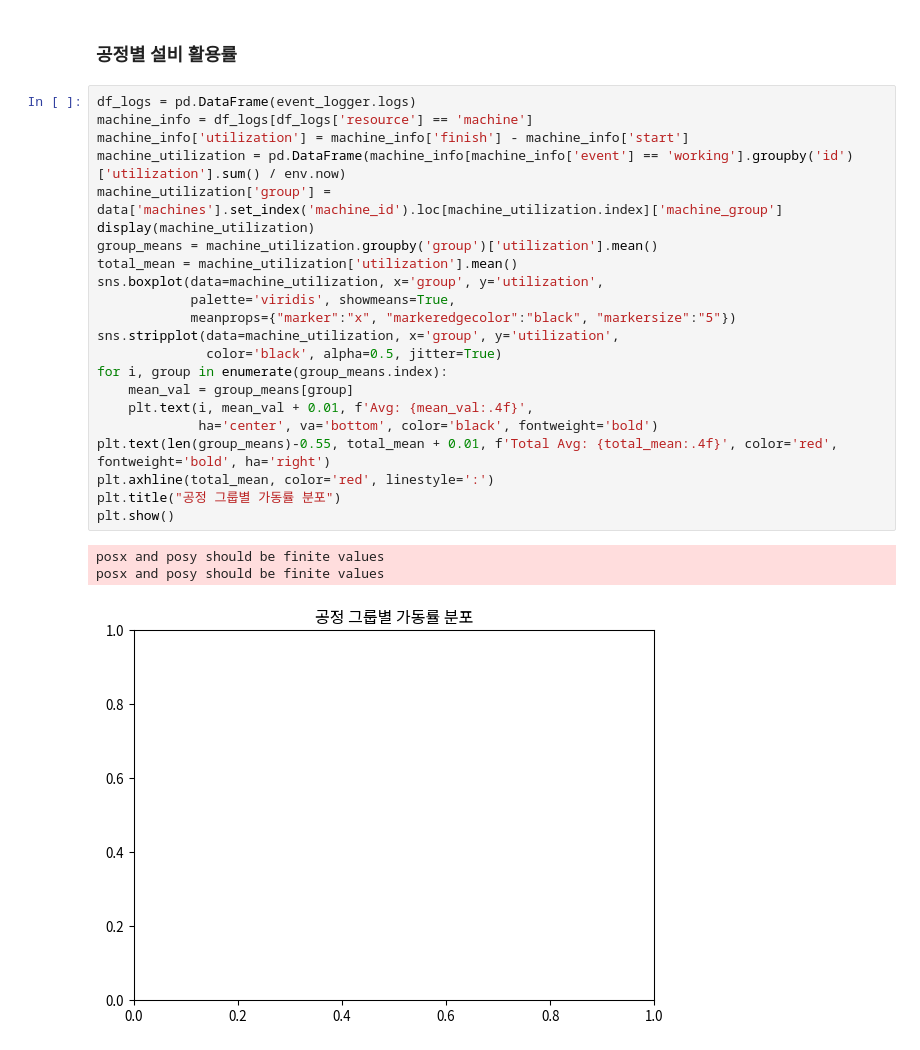
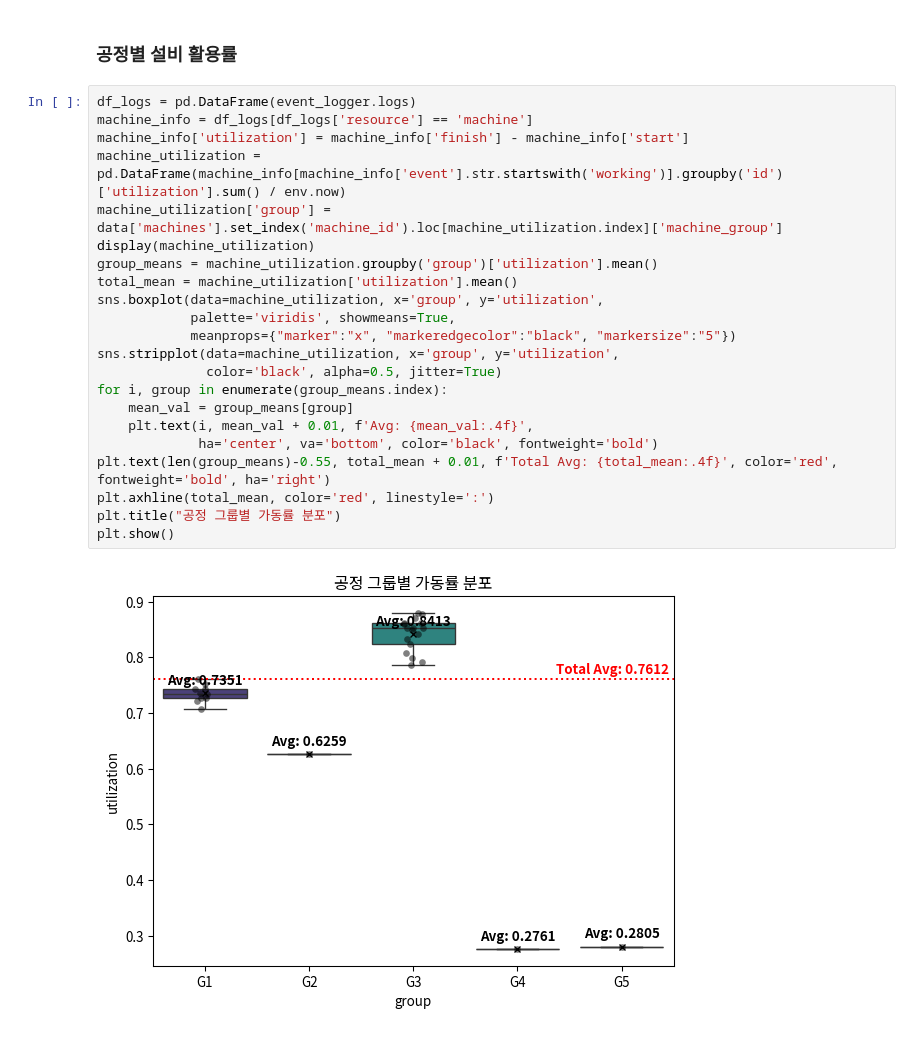
Before and after one commit to cryscham123/simulation_teamwork, a Jupyter notebook: result.ipynb, the cells around one changed output. Saved outputs shown, nothing was run; the diff lists cells and outputs as text.

```diff
--- a/result.ipynb
+++ b/result.ipynb
@@ -158,26 +160,24 @@ Total Qtime Violation: 99.0
 # %%
 df_logs = pd.DataFrame(event_logger.logs)
 machine_info = df_logs[df_logs['resource'] == 'machine']
 machine_info['utilization'] = machine_info['finish'] - machine_info['start']
-machine_utilization = pd.DataFrame(machine_info[machine_info['event'] == 'working'].groupby('id')['utilization'].sum() / env.now)
+machine_utilization = pd.DataFrame(machine_info[machine_info['event'].str.startswith('working')].groupby('id')['utilization'].sum() / env.now)
 machine_utilization['group'] = data['machines'].set_index('machine_id').loc[machine_utilization.index]['machine_group']
 display(machine_utilization)
 group_means = machine_utilization.groupby('group')['utilization'].mean()
 total_mean = machine_utilization['utilization'].mean()
 sns.boxplot(data=machine_utilization, x='group', y='utilization',
             palette='viridis', showmeans=True,
             meanprops={"marker":"x", "markeredgecolor":"black", "markersize":"5"})
 sns.stripplot(data=machine_utilization, x='group', y='utilization',
               color='black', alpha=0.5, jitter=True)
 for i, group in enumerate(group_means.index):
     mean_val = group_means[group]
     plt.text(i, mean_val + 0.01, f'Avg: {mean_val:.4f}',
              ha='center', va='bottom', color='black', fontweight='bold')
 plt.text(len(group_means)-0.55, total_mean + 0.01, f'Total Avg: {total_mean:.4f}', color='red', fontweight='bold', ha='right')
 plt.axhline(total_mean, color='red', linestyle=':')
 plt.title("공정 그룹별 가동률 분포")
 plt.show()
 # %% [output]
-posx and posy should be finite values
-posx and posy should be finite values
-[figure, old version]
+[figure, new version]
```
Also changed, not shown: parts of 3 cells of this notebook, 2 other files.
